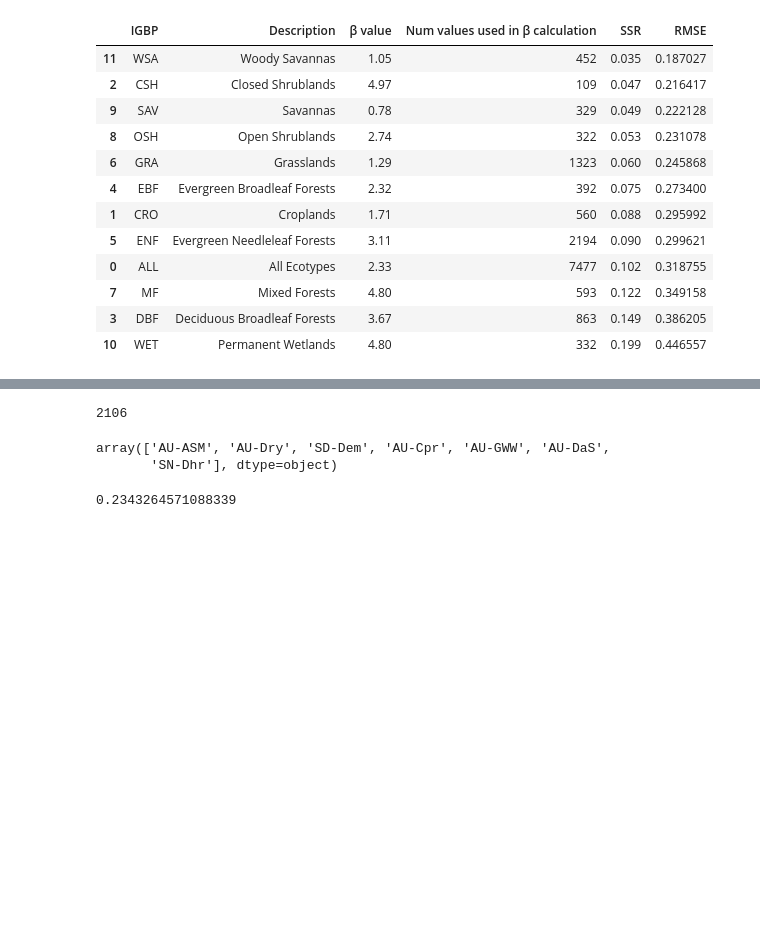
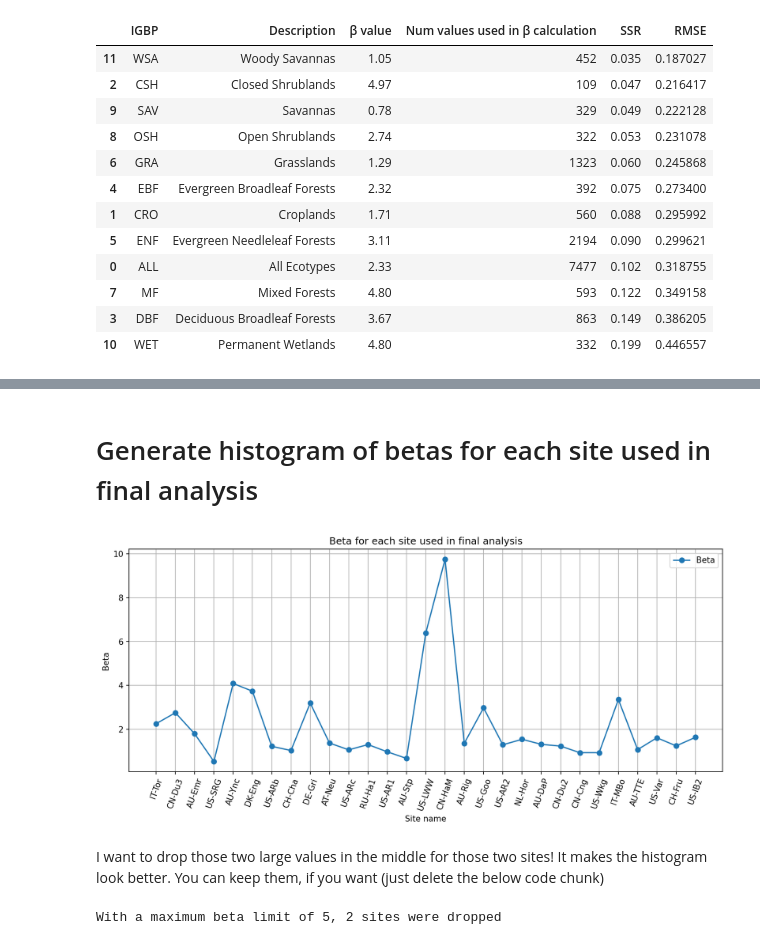
Before and after one commit to nicolejkeeney/fluxnet_ESI, a Jupyter notebook: FLUXNET_ecotype_analysis.ipynb, the cells around one changed output, grey strips where cells are left out. Cells and saved outputs as stored; diff of their text form; code cells hidden in the pictures; blank space fills up the shorter version.

```diff
--- a/FLUXNET_ecotype_analysis.ipynb
+++ b/FLUXNET_ecotype_analysis.ipynb
@@ -223,14 +288,42 @@ plt.show()
-# %%
-len(df['FLUXNET-ID'].unique())
-len(df)
-# %% [output]
-2106
-# %%
-fluxMonthly[fluxMonthly['IGBP'] == 'SAV']['FLUXNET-ID'].unique()
-# %% [output]
-array(['AU-ASM', 'AU-Dry', 'SD-Dem', 'AU-Cpr', 'AU-GWW', 'AU-DaS',
-       'SN-Dhr'], dtype=object)
-# %%
-np.sqrt(mean_squared_error(df['ESI PT (W/m^2)'],df['model ESI (W/m^2)']))
-# %% [output]
-0.2343264571088339
+# %% [markdown]
+# Generate histogram of betas for each site used in final analysis
+# %%
+site_names = fluxEco["FLUXNET-ID"].unique() # Get unique site names in FLUXNET database
+
+#empty list for storing beta values
+betas = []
+for site in site_names:
+
+    # Get all data for that one site, stored as a dataframe
+    fluxSite = fluxEco.loc[fluxEco["FLUXNET-ID"] == site].reset_index(drop = True)
+
+    # Compute ESI from Priestly Taylor equation
+    fluxSite = utils.addESI_PT(fluxSite, upperLimit = 1)
+
+    # Compute Beta
+    betaSite = utils.minimize_b(x = fluxSite['RH'].values,
+                               y = fluxSite['ESI PT (W/m^2)'].values,
+                               VPD = fluxSite['VPD (kPa)'].values)
+    betas.append(betaSite)
+
+beta_by_site_df = pd.DataFrame({"Site Name": site_names, "Beta": betas})
+# %%
+ax = beta_by_site_df.plot(figsize = (13,5), xticks = beta_by_site_df.index, rot = 70, marker = 'o', grid = True)
+ax.set_xticklabels(beta_by_site_df["Site Name"])
+plt.ylabel("Beta")
+plt.xlabel("Site name")
+plt.title("Beta for each site used in final analysis")
+plt.show()
+# %% [output]
+[figure, added]
+# %% [markdown]
+I want to drop those two large values in the middle for those two sites! It makes the histogram look better. You can keep them, if you want (just delete the below code chunk)
+# %%
+# Drop values > upper bound
+upper_bound = 5
+orig_len = len(beta_by_site_df)
+beta_by_site_df = beta_by_site_df.where(beta_by_site_df["Beta"] <= upper_bound, np.nan).dropna()
+len_after_dropping = len(beta_by_site_df)
+print("With a maximum beta limit of " + str(upper_bound) + ", " + str(orig_len - len_after_dropping) + " sites were dropped")
+# %% [output]
+With a maximum beta limit of 5, 2 sites were dropped
```
Also changed, not shown: parts of 21 cells of this notebook, 16 other files.
